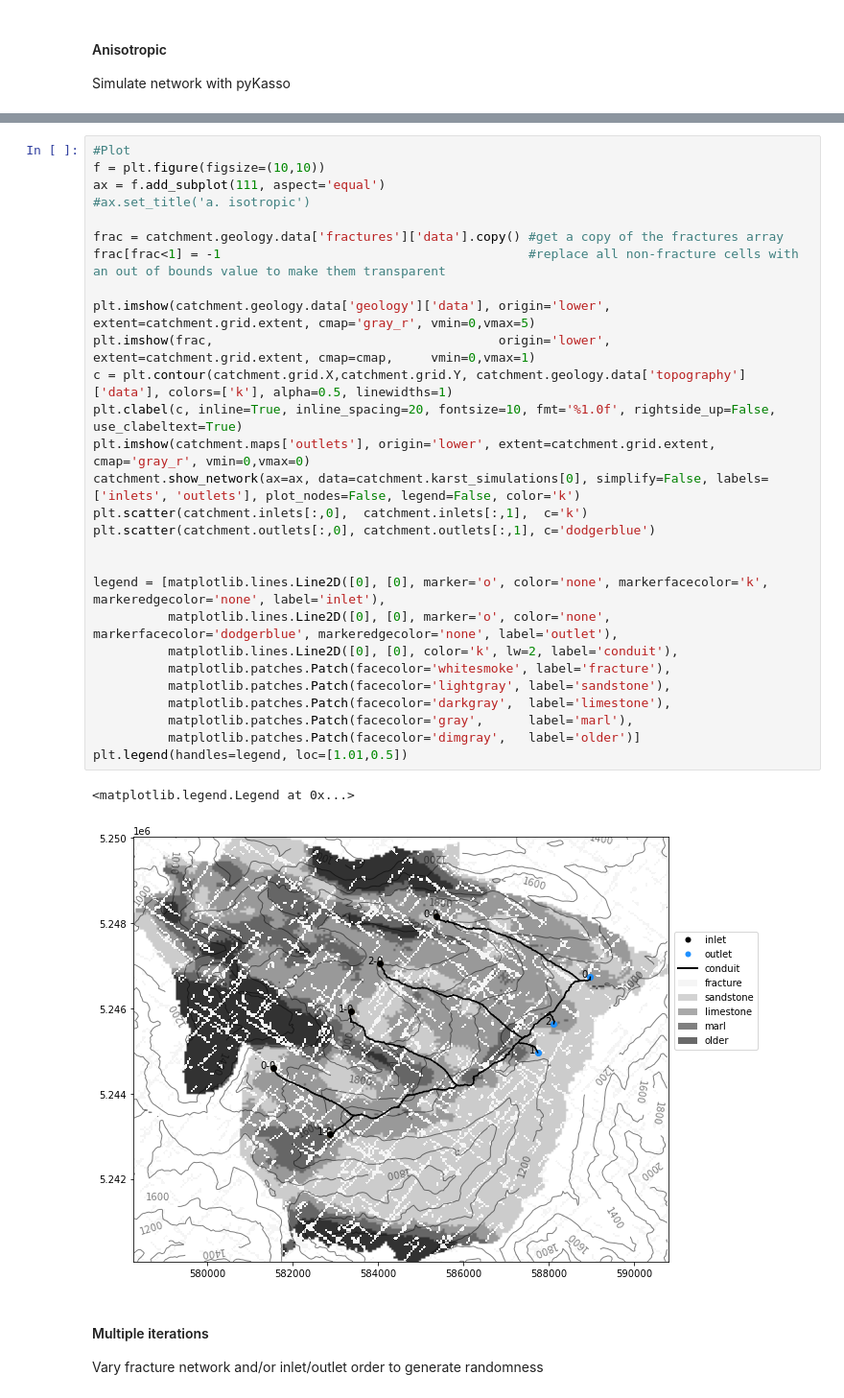
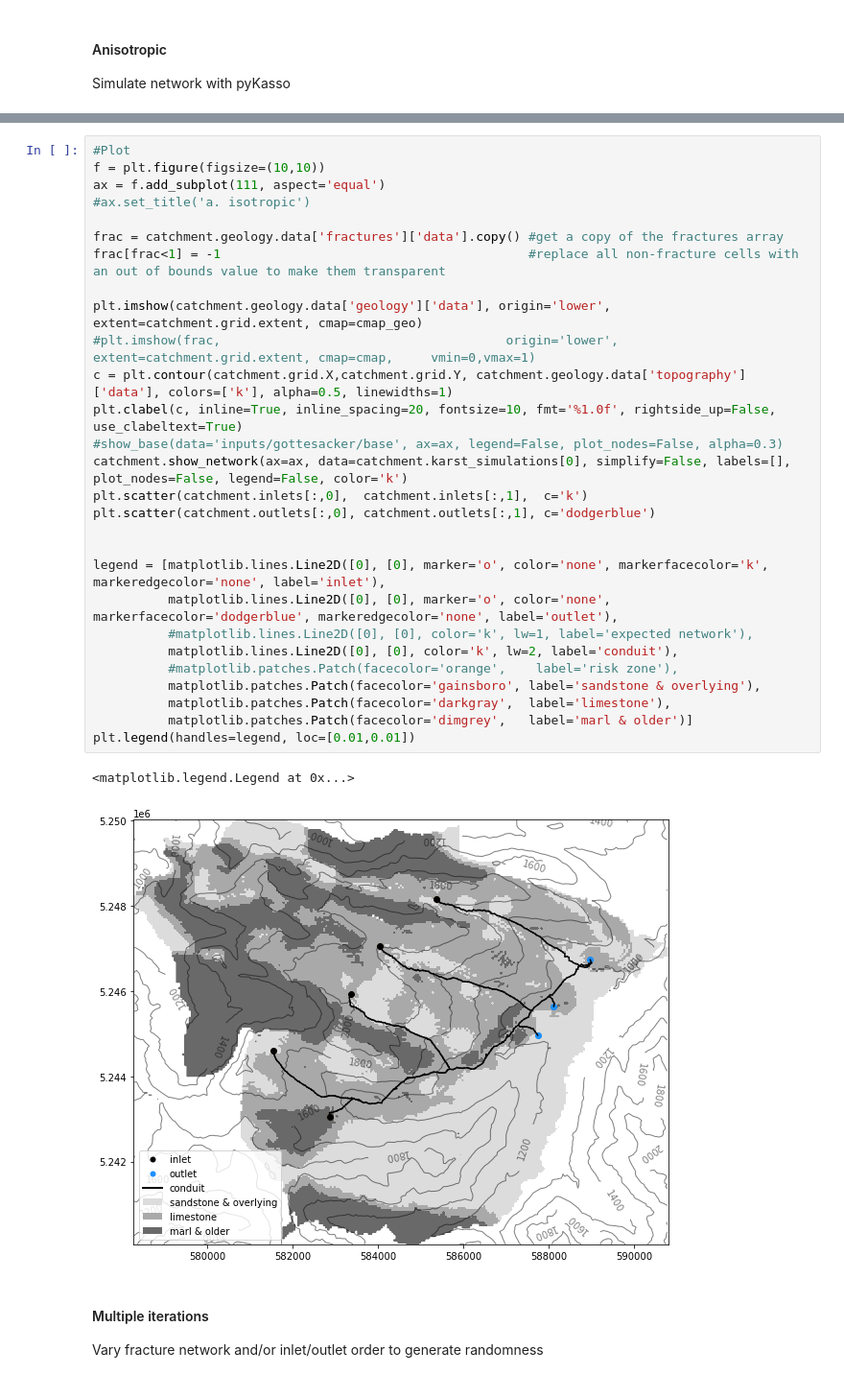
Before and after one commit to randlab/pyKasso, a Jupyter notebook: notebooks/pyKasso_HFM_Paper.ipynb, the cells around one changed output, grey strips where cells are left out. Shown at 96% size. Cells and saved outputs as stored; diff of their text form.

```diff
--- a/notebooks/pyKasso_HFM_Paper.ipynb
+++ b/notebooks/pyKasso_HFM_Paper.ipynb
@@ -1092,34 +1269,34 @@ Computing:
 # %%
 #Plot
 f = plt.figure(figsize=(10,10))
 ax = f.add_subplot(111, aspect='equal')
 #ax.set_title('a. isotropic')
 
 frac = catchment.geology.data['fractures']['data'].copy() #get a copy of the fractures array
 frac[frac<1] = -1                                         #replace all non-fracture cells with an out of bounds value to make them transparent
 
-plt.imshow(catchment.geology.data['geology']['data'], origin='lower', extent=catchment.grid.extent, cmap='gray_r', vmin=0,vmax=5)
-plt.imshow(frac,                                      origin='lower', extent=catchment.grid.extent, cmap=cmap,     vmin=0,vmax=1)
+plt.imshow(catchment.geology.data['geology']['data'], origin='lower', extent=catchment.grid.extent, cmap=cmap_geo)
+#plt.imshow(frac,                                      origin='lower', extent=catchment.grid.extent, cmap=cmap,     vmin=0,vmax=1)
 c = plt.contour(catchment.grid.X,catchment.grid.Y, catchment.geology.data['topography']['data'], colors=['k'], alpha=0.5, linewidths=1)
 plt.clabel(c, inline=True, inline_spacing=20, fontsize=10, fmt='%1.0f', rightside_up=False, use_clabeltext=True)
-plt.imshow(catchment.maps['outlets'], origin='lower', extent=catchment.grid.extent, cmap='gray_r', vmin=0,vmax=0)
-catchment.show_network(ax=ax, data=catchment.karst_simulations[0], simplify=False, labels=['inlets', 'outlets'], plot_nodes=False, legend=False, color='k')
+#show_base(data='inputs/gottesacker/base', ax=ax, legend=False, plot_nodes=False, alpha=0.3)
+catchment.show_network(ax=ax, data=catchment.karst_simulations[0], simplify=False, labels=[], plot_nodes=False, legend=False, color='k')
 plt.scatter(catchment.inlets[:,0],  catchment.inlets[:,1],  c='k')
 plt.scatter(catchment.outlets[:,0], catchment.outlets[:,1], c='dodgerblue')
 
 
 legend = [matplotlib.lines.Line2D([0], [0], marker='o', color='none', markerfacecolor='k', markeredgecolor='none', label='inlet'),
           matplotlib.lines.Line2D([0], [0], marker='o', color='none', markerfacecolor='dodgerblue', markeredgecolor='none', label='outlet'),
+          #matplotlib.lines.Line2D([0], [0], color='k', lw=1, label='expected network'),
           matplotlib.lines.Line2D([0], [0], color='k', lw=2, label='conduit'),
-          matplotlib.patches.Patch(facecolor='whitesmoke', label='fracture'),
-          matplotlib.patches.Patch(facecolor='lightgray', label='sandstone'),
+          #matplotlib.patches.Patch(facecolor='orange',    label='risk zone'),
+          matplotlib.patches.Patch(facecolor='gainsboro', label='sandstone & overlying'),
           matplotlib.patches.Patch(facecolor='darkgray',  label='limestone'),
-          matplotlib.patches.Patch(facecolor='gray',      label='marl'),
-          matplotlib.patches.Patch(facecolor='dimgray',   label='older')]
-plt.legend(handles=legend, loc=[1.01,0.5])
+          matplotlib.patches.Patch(facecolor='dimgrey',   label='marl & older')]
+plt.legend(handles=legend, loc=[0.01,0.01])
 # %% [output]
 <matplotlib.legend.Legend at 0x...>
-[figure, old version]
+[figure, new version]
 # %% [markdown]
 #### Multiple iterations ###
 Vary fracture network and/or inlet/outlet order to generate randomness
```
Also changed, not shown: parts of 28 cells of this notebook, 7 other files.
